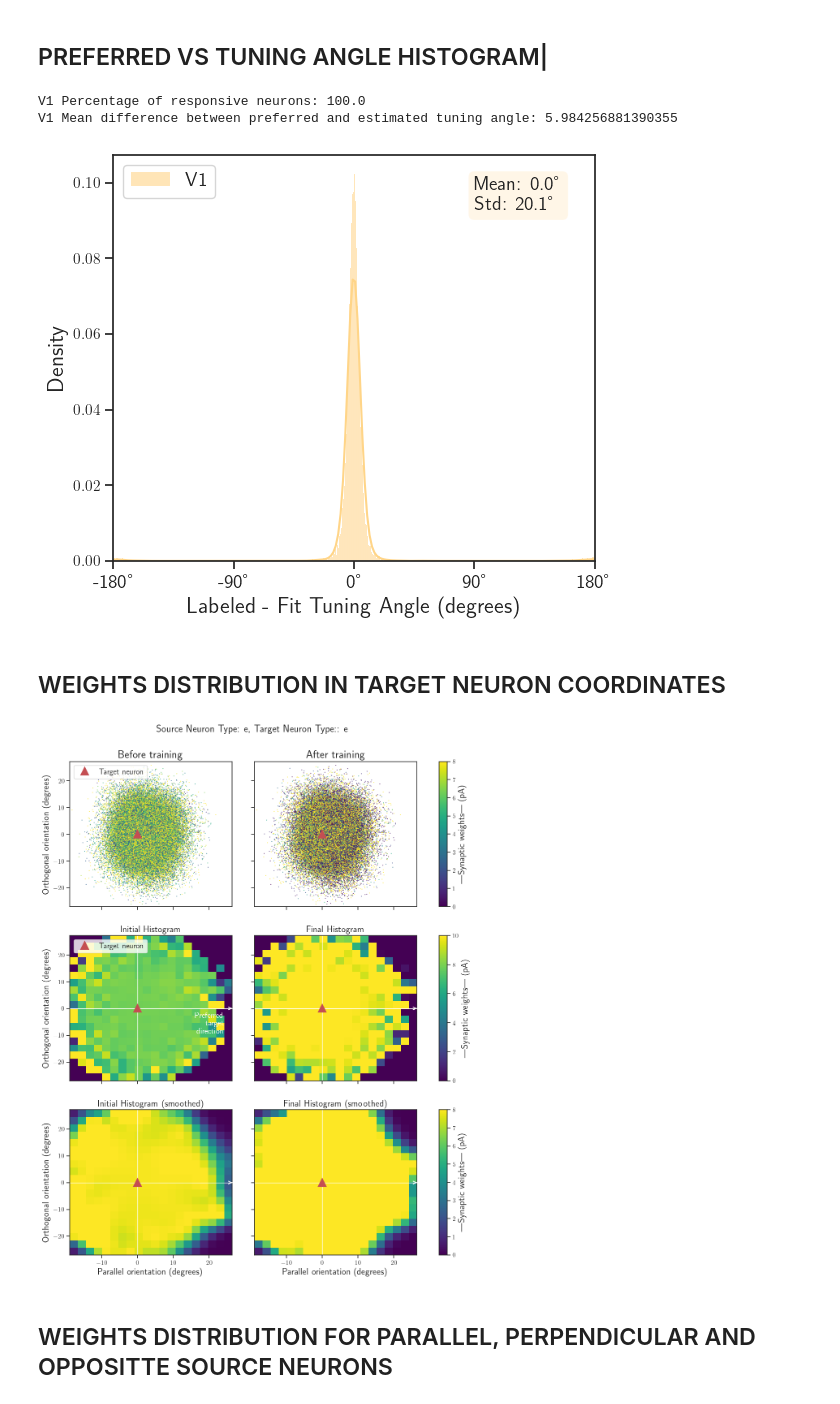
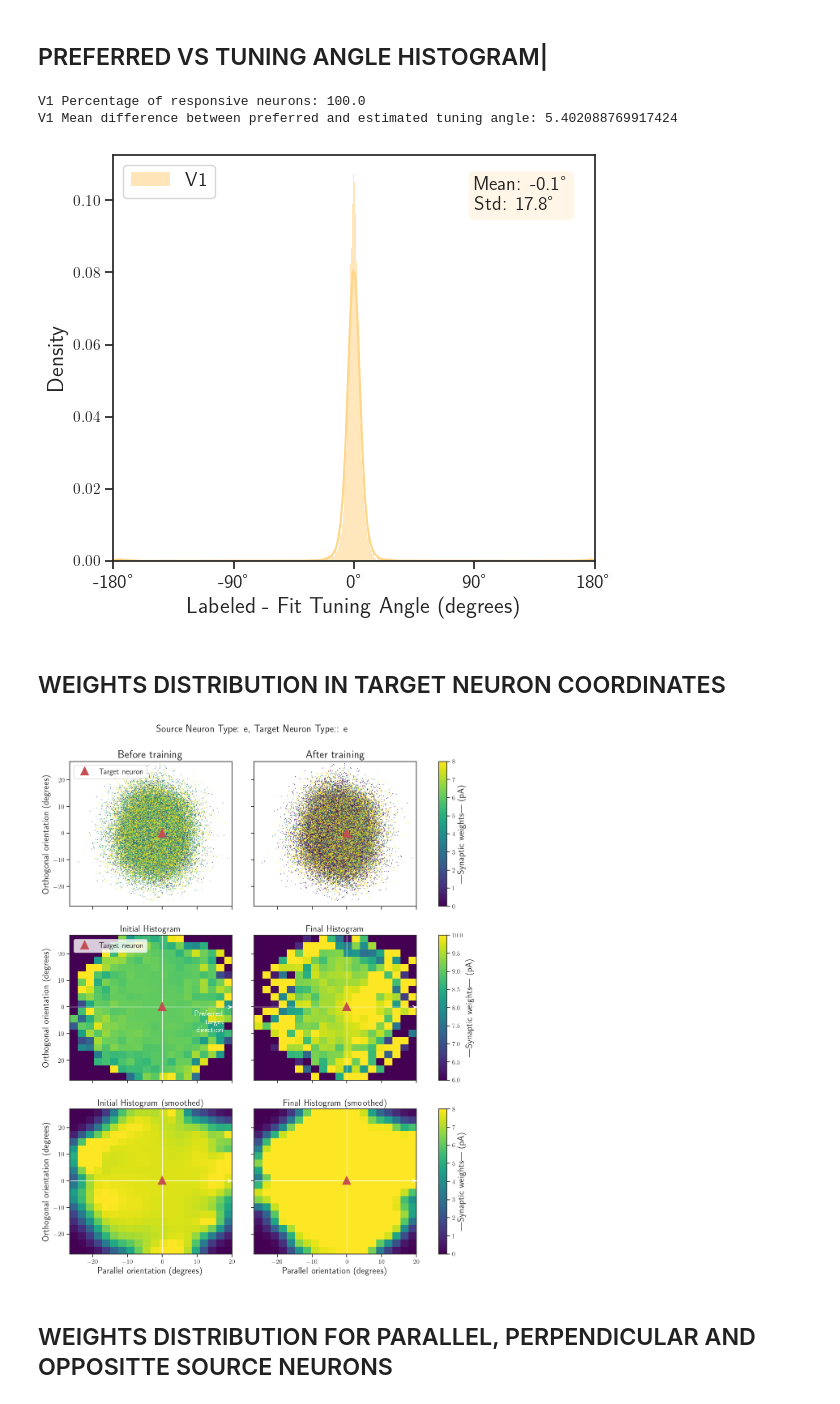
Before and after one commit to JavierGalvan9/V1_GLIF_model, a Jupyter notebook: osi_dsi_analysis.ipynb, the cells around one changed output. Saved outputs shown, nothing was run; the diff lists cells and outputs as text; code cells hidden in the pictures.

```diff
--- a/osi_dsi_analysis.ipynb
+++ b/osi_dsi_analysis.ipynb
@@ -112,0 +124,13 @@ model_variables_dict
+# %%
+path = '/home/jgalvan/Desktop/Neurocoding/V1_GLIF_model/lgn_model/data/lgn_full_col_cells_120x80.csv'
+lgn_data = pd.read_csv(path, sep=' ')
+v1_neuron_id = 0
+# for v1_neuron_id in range(10):
+mask = lgn_input['indices'][:, 0] == v1_neuron_id
+lgn_ids = lgn_input['indices'][:, 1][mask]
+x, y = lgn_data['x'][lgn_ids].values, lgn_data['y'][lgn_ids].values
+plt.plot(x, y, 'o')
+plt.plot(network['x'][v1_neuron_id] * 70/1000 + 60, network['z'][v1_neuron_id] * 40/1000 + 40, 'ro')
+plt.xlim(0, 120)
+plt.ylim(0, 80)
+plt.show()
@@ -113,10 +139,11 @@ model_variables_dict
 # %%
 v1_path = '/home/jgalvan/Desktop/Neurocoding/V1_GLIF_model/Simulation_results/v1_65871/b_xwue/v1_features_df.csv'
+# v1_path = '/home/jgalvan/Desktop/Neurocoding/V1_GLIF_model/Simulation_results/v1_65871_random_weights_True/b_30wm/v1_features_df.csv'
 v1_core_df = pd.read_csv(v1_path, sep=' ')
 
 v1_pop_names = other_v1_utils.pop_names(network)
 v1_cell_types = [other_v1_utils.pop_name_to_cell_type(pop_name) for pop_name in v1_pop_names]
-v1_ei = ['e' if 'E' in cell_type else 'i' for cell_type in v1_cell_types]
+v1_ei = [n[0] for n in v1_pop_names]
 v1_core_mask = other_v1_utils.isolate_core_neurons(network, n_selected_neurons=16366, data_dir='GLIF_network')
 v1_core_indices = np.where(v1_core_mask)[0]
 v1_core_df['tf_id'] = v1_core_indices
@@ -130,8 +157,8 @@ all_v1_neurons_df = pd.DataFrame({
     'x': network['x'],
     'y': network['y'],
     'z': network['z'],
-    'azimuth': network['x'] * 70/1000,
-    'elevation': network['z'] * 40/1000
+    'azimuth': network['x'] * 70/1000 + 60,
+    'elevation': network['z'] * 40/1000 + 40
 })
 
 v1_df = pd.merge(all_v1_neurons_df, v1_core_df, on=['tf_id', 'pop_name'], how='outer')
@@ -223,8 +250,8 @@ def plot_tuning_angle_variation(V1_diff, path=''):
 plot_tuning_angle_variation(v1_tuning_angles_diff, path='')
 # %% [output]
 V1 Percentage of responsive neurons: 100.0
-V1 Mean difference between preferred and estimated tuning angle: 5.984256881390355
+V1 Mean difference between preferred and estimated tuning angle: 5.402088769917424
-[figure, old version]
+[figure, new version]
 # %% [markdown]
 ## WEIGHTS DISTRIBUTION IN TARGET NEURON COORDINATES
 # %%
@@ -246,23 +273,22 @@ voltage_scale_node_ids = voltage_scale[node_type_ids[target_indices]]
 initial_value_masked = model_variables_dict['Initial'][variable_key][mask] * voltage_scale_node_ids
 final_value_masked = model_variables_dict['Restored'][variable_key][mask] * voltage_scale_node_ids
 # Calculate tuning angle differences
-source_tuning_angles = df.loc[source_indices, 'preferred_angle'].values
 target_tuning_angles = df.loc[target_indices, 'preferred_angle'].values
-tuning_angle_diff = np.abs(source_tuning_angles - target_tuning_angles)
-tuning_angle_diff = np.minimum(tuning_angle_diff, 360 - tuning_angle_diff)
 # Calculate differences in coordinates
 source_azimuth = df.loc[source_indices, 'azimuth'].values
 target_azimuth = df.loc[target_indices, 'azimuth'].values
 source_elevation = df.loc[source_indices, 'elevation'].values
 target_elevation = df.loc[target_indices, 'elevation'].values
-diff_x = source_azimuth - target_azimuth
-diff_z = source_elevation - target_elevation
-# rotate to the axis of target neuron tuning angle
+# source position in the target centered coordinate system
+diff_azimuth = source_azimuth - target_azimuth
+diff_elevation = source_elevation - target_elevation
+# get the target neuron angle to define the rotation
 target_tuning_angle_rad = np.radians(target_tuning_angles)
-cos_angles = np.cos(target_tuning_angle_rad + pi)
-sin_angles = np.sin(target_tuning_angle_rad + pi)
-diff_x_rot = diff_z * sin_angles + diff_x * cos_angles
-diff_z_rot = diff_z * cos_angles - diff_x * sin_angles
+cos_angles = np.cos(target_tuning_angle_rad)
+sin_angles = np.sin(target_tuning_angle_rad)
+# Rotate the sources coordinates according to the target neuron preferred direction
+diff_x_rot = diff_azimuth * cos_angles + diff_elevation * sin_angles
+diff_z_rot = diff_elevation * cos_angles - diff_azimuth * sin_angles
 # %%
 # Now represent the weights as a function of the difference in coordinates
 fig = plt.figure(figsize=(12, 15))
@@ -307,7 +333,7 @@ ax2.set_ylabel('Orthogonal orientation (degrees)', fontsize=16)
 ax3 = plt.subplot(gs[1, 1], sharex=ax0, sharey=ax0)
 im_final = ax3.imshow(H_final.T, origin='lower',
                         extent=[xedges_final[0], xedges_final[-1], yedges_final[0], yedges_final[-1]],
-                        aspect='auto', cmap='viridis', vmin=0, vmax=10)
+                        aspect='auto', cmap='viridis', vmin=6, vmax=10)
 ax3.set_title('Final Histogram', fontsize=16)
 cb_final = plt.colorbar(im_final, cax=plt.subplot(gs[1, 2]))
 cb_final.set_label('|Synaptic weights| (pA)', fontsize=16)
@@ -335,34 +361,34 @@ cb_final_filtered = plt.colorbar(im_final_filtered, cax=plt.subplot(gs[2, 2]))
 cb_final_filtered.set_label(r'|Synaptic weights| (pA)', fontsize=16)
 # Draw arrow and text for each subplot at y=0
 for ax in [ax2, ax3, ax4, ax5]:
     ax.axvline(0, color='white', lw=1)
     ax.axhline(0, color='white', lw=1)
     ax.annotate('', xy=(ax.get_xlim()[1], 0), xytext=(ax.get_xlim()[1]-0.1, 0),
                 arrowprops=dict(arrowstyle='->', color='white', lw=1.5))
     if ax == ax2:
         # Position for the centered text at the right end of the x-axis
         x_right = x_right = ax.get_xlim()[1] - 0.05 * (ax.get_xlim()[1] - ax.get_xlim()[0])  # Move left by 10% of x-axis range
         y_position = -0.025 * (ax.get_ylim()[1] - ax.get_ylim()[0])
         ax.text(x_right, y_position,
                 'Preferred \n target \n direction', color='white', ha='right', va='top', fontsize=14, weight='bold')
 # Hide y ticks for specific subplots (e.g., ax1, ax3, ax5)
 for ax in [ax1, ax3, ax5]:
     ax.tick_params(axis='y', labelleft=False)
 # Hide x ticks for specific subplots (e.g., ax0, ax1, ax2, ax3)
 for ax in [ax0, ax1, ax2, ax3]:
     ax.tick_params(axis='x', labelbottom=False)
 
 for ax in [ax0, ax1, ax2, ax3, ax4, ax5]:
     ax.plot(0, 0, 'r^', markersize=12, markeredgewidth=3, label='Target neuron')
 ax0.legend(loc='upper left', fontsize=14)
 ax2.legend(loc='upper left', fontsize=14)
 
 fig.suptitle(f'Source Neuron Type: {source_cell_type}, Target Neuron Type:: {target_cell_type}', fontsize=18)
 fig.subplots_adjust(top=0.92)
 plt.tight_layout()
 plt.show()
 # %% [output]
-[figure, old version]
+[figure, new version]
 # %% [markdown]
 ## WEIGHTS DISTRIBUTION FOR PARALLEL, PERPENDICULAR AND OPPOSITTE SOURCE NEURONS
 # %%
```
Also changed, not shown: parts of 15 cells of this notebook.
